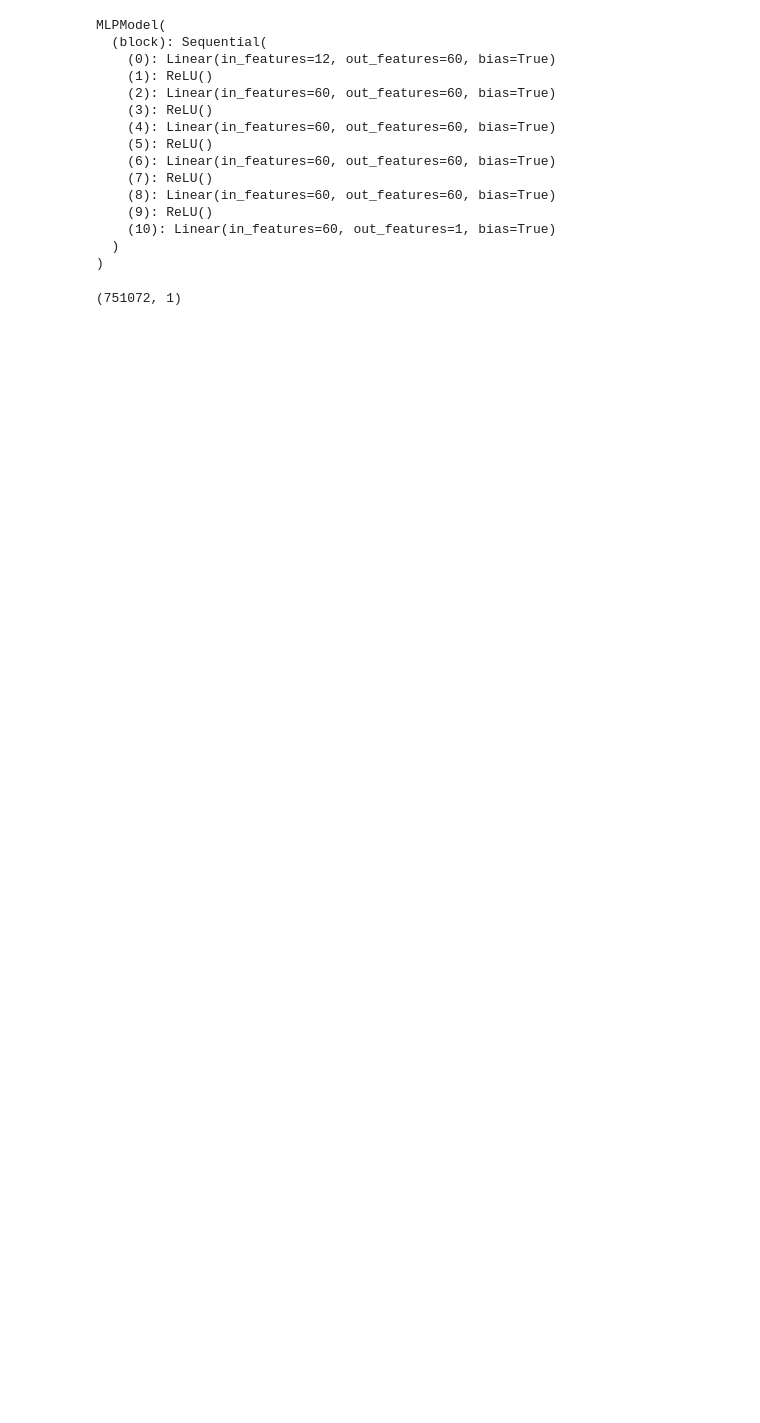
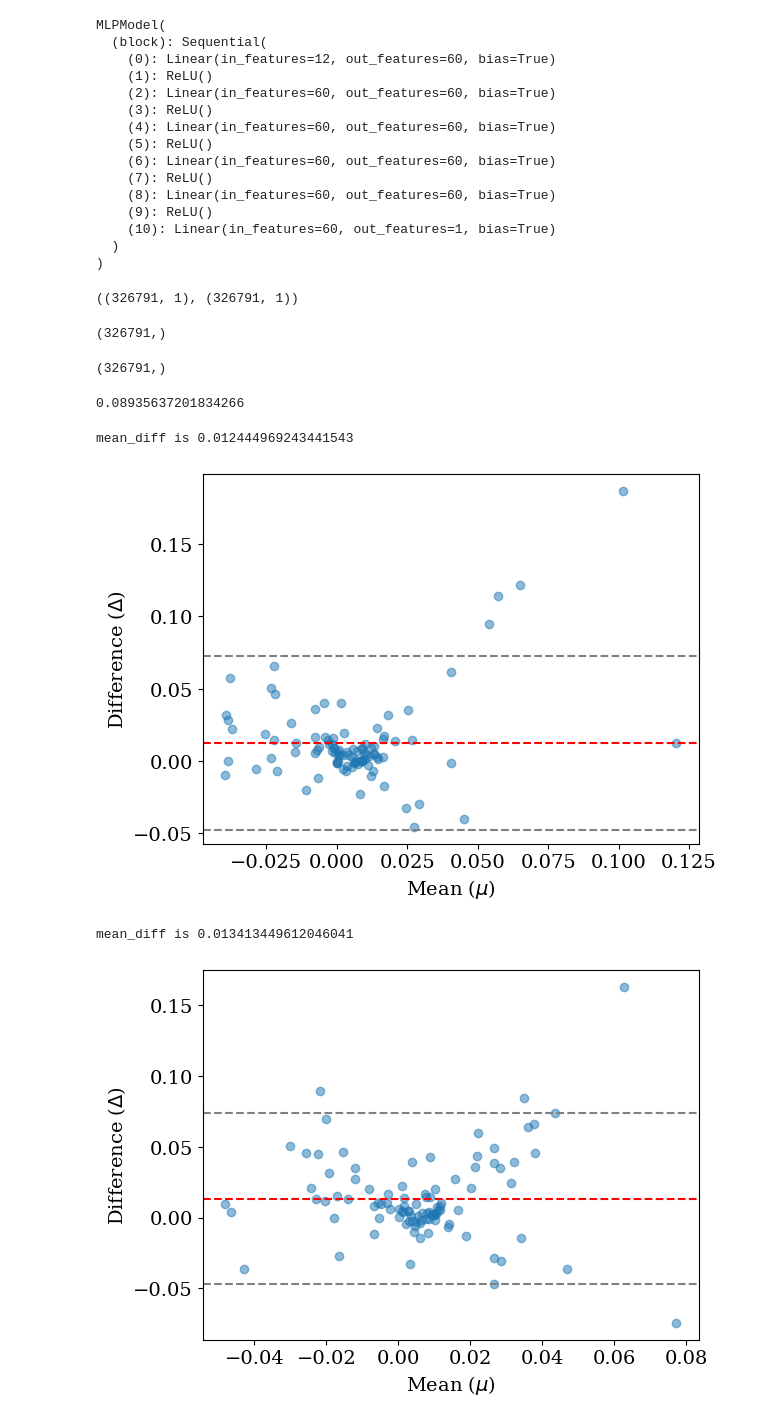
Before and after one commit to halimarefat/torchFOAM, a Jupyter notebook: JupyterLab/Analysis_unseen.ipynb, the cells around one changed output. Drawn from its saved outputs; the diff is of its cells as text; code cells hidden in the pictures; blank space fills up the shorter version.

```diff
--- a/JupyterLab/Analysis_unseen.ipynb
+++ b/JupyterLab/Analysis_unseen.ipynb
@@ -150,0 +227,10 @@ class MLPModel(nn.Module):
+# %%
+PATH_1 = f"./best_model_{dt_name_1}.pt"
+model_1 = MLPModel(input_size=input_size_1,
+                 output_size=output_size,
+                 hidden_layers=hidden_layers,
+                 neurons_per_layer=neurons_per_layer)
+
+model_1.load_state_dict(torch.load(PATH_1))
+model_1.eval()
+model_1.double()
@@ -151,15 +253,13 @@ class MLPModel(nn.Module):
 # %%
-PATH = f"./best_model_{dt_name}.pt"
-device = torch.device("cuda")
-model = MLPModel(input_size=input_size,
+PATH_2 = f"./best_model_{dt_name_2}.pt"
+model_2 = MLPModel(input_size=input_size_2,
                  output_size=output_size,
                  hidden_layers=hidden_layers,
                  neurons_per_layer=neurons_per_layer)
 
-model.load_state_dict(torch.load(PATH))
-model.eval()
-#model.to(device)
-model.double()
+model_2.load_state_dict(torch.load(PATH_2))
+model_2.eval()
+model_2.double()
 # %% [output]
 MLPModel(
   (block): Sequential(
@@ -177,7 +277,40 @@ MLPModel(
   )
 )
 # %%
-pred = model(torch.from_numpy(test[:,:-1]))
-pred.detach().numpy().shape
+pred_1 = model_1(torch.from_numpy(test_1[:,:-1]))
+pred_2 = model_2(torch.from_numpy(test_2[:,:-1]))
+pred_1.detach().numpy().shape, pred_2.detach().numpy().shape
 # %% [output]
-(751072, 1)
+((326791, 1), (326791, 1))
+# %%
+(test_1[:,-1]*scale.values[0]+mean.values[0]).shape
+# %% [output]
+(326791,)
+# %%
+(pred_1.detach().numpy().squeeze()*scale.values[0]+mean.values[0]).shape
+# %% [output]
+(326791,)
+# %%
+y_true = test_1[:,-1]*scale.values[0]+mean.values[0]
+y_pred = pred_1.detach().numpy().squeeze()*scale.values[0]+mean.values[0]
+mean_ = np.mean([y_pred, y_true], axis=0)
+diff = y_pred - y_true
+
+mean_diff = np.mean(diff)
+std_diff = np.std(diff)
+std_diff
+# %% [output]
+0.08935637201834266
+# %%
+np.random.seed(43)
+sampled_indices = np.random.choice(test_1[:,-1].shape[0], 100, replace=False)
+# %%
+bland_altman_plot(test_1[sampled_indices,-1]*scale.values[0]+mean.values[0], pred_1[sampled_indices].detach().numpy().squeeze()*scale.values[0]+mean.values[0],
+                  path = f'../nnTraining/Results/bland_altman_{dt_name_1}.png')
+bland_altman_plot(test_2[sampled_indices,-1]*scale.values[0]+mean.values[0], pred_2[sampled_indices].detach().numpy().squeeze()*scale.values[0]+mean.values[0],
+                  path = f'../nnTraining/Results/bland_altman_{dt_name_2}.png')
+# %% [output]
+mean_diff is 0.012444969243441543
+[figure, added]
+mean_diff is 0.013413449612046041
+[figure, added]
```
Also changed, not shown: parts of 27 cells of this notebook, 53 other files.
